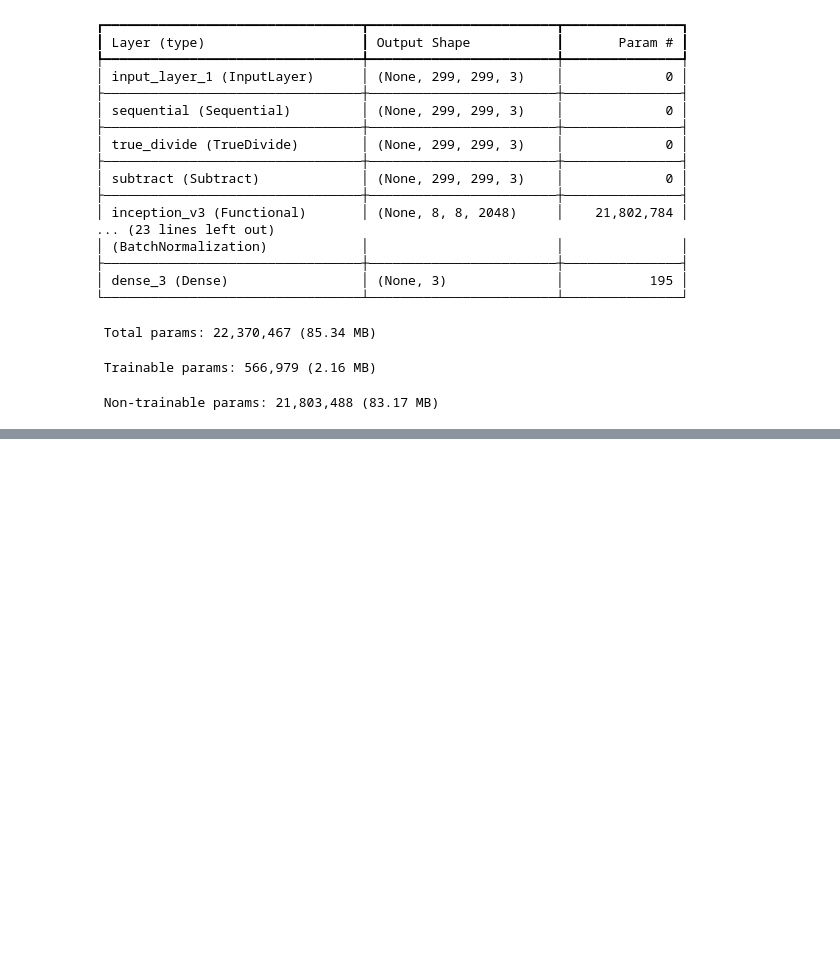
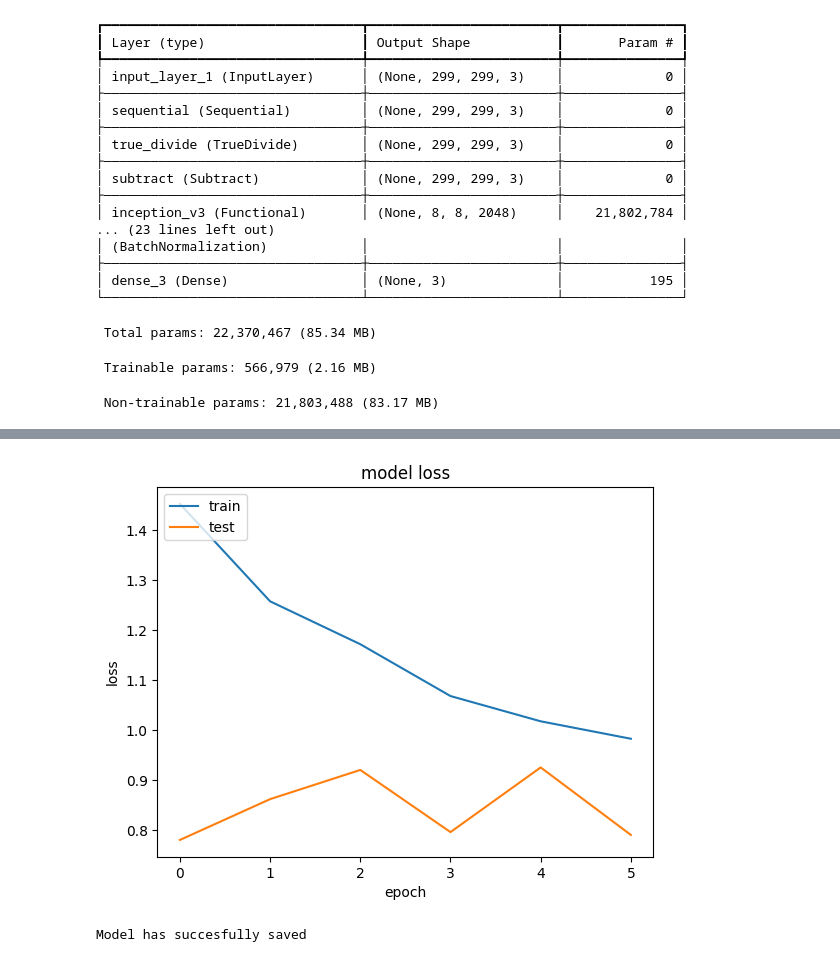
Before and after one commit to urdhanaka/KP-Image_Classification, a Jupyter notebook: inceptionv3.ipynb, the cells around one changed output, grey strips where cells are left out. Cells and saved outputs as stored; diff of their text form; code cells hidden in the pictures; blank space fills up the shorter version.

```diff
--- a/inceptionv3.ipynb
+++ b/inceptionv3.ipynb
@@ -264,3 +261,19 @@ Model has succesfully saved
+# %%
+# show training loss plot
+plt.plot(history.history['loss'])
+plt.plot(history.history['val_loss'])
+plt.title('model loss')
+plt.ylabel('loss')
+plt.xlabel('epoch')
+plt.legend(['train', 'test'], loc='upper left')
+plt.show()
+# %% [output]
+[figure, added]
+# %%
+# save_model(model, "inceptionv3_feature-extraction")
+save_model(model, "inceptionv3_transfer-learning")
+# %% [output]
+Model has succesfully saved
 # %%
 make_evaluation_metrics(model, val_ds)
 # %% [output]
```
Also changed, not shown: parts of 6 cells of this notebook, 3 other files.
